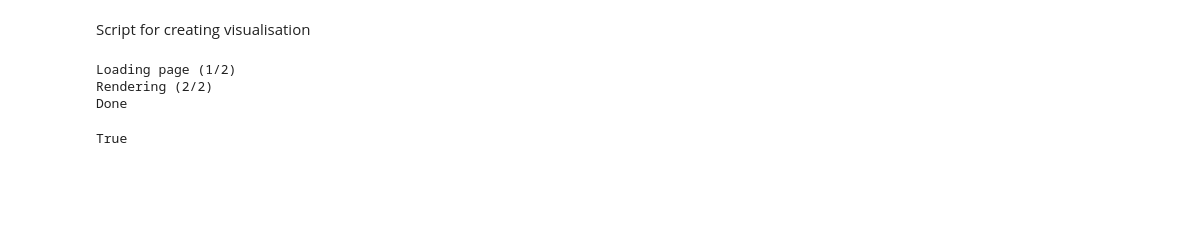
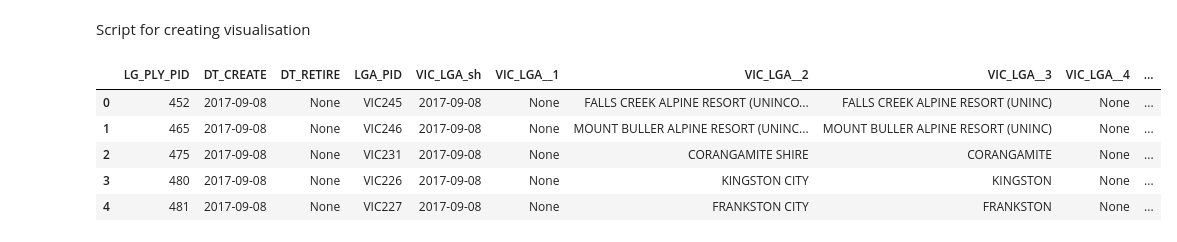
Before and after one commit to amanjit-gill-data/covid_vic_2020, a Jupyter notebook: notebooks/covid19_visualisation.ipynb, the cells around one changed output. Saved outputs shown, nothing was run; the diff lists cells and outputs as text; code cells hidden in the pictures; blank space fills up the shorter version.

```diff
--- a/notebooks/covid19_visualisation.ipynb
+++ b/notebooks/covid19_visualisation.ipynb
@@ -12,3 +10,12 @@ with open('../data/VIC_LOCALITY_POLYGON_shp.geojson') as json_data:
+# %%
+vic_geo_df.head()
+# %% [output]
+|  | LG_PLY_PID | DT_CREATE | DT_RETIRE | LGA_PID | VIC_LGA_sh | VIC_LGA__1 | VIC_LGA__2 | VIC_LGA__3 | VIC_LGA__4 | ... |
+| 0 | 452 | 2017-09-08 | None | VIC245 | 2017-09-08 | None | FALLS CREEK ALPINE RESORT (UNINCO... | FALLS CREEK ALPINE RESORT (UNINC) | None | ... |
+| 1 | 465 | 2017-09-08 | None | VIC246 | 2017-09-08 | None | MOUNT BULLER ALPINE RESORT (UNINC... | MOUNT BULLER ALPINE RESORT (UNINC) | None | ... |
+| 2 | 475 | 2017-09-08 | None | VIC231 | 2017-09-08 | None | CORANGAMITE SHIRE | CORANGAMITE | None | ... |
+| 3 | 480 | 2017-09-08 | None | VIC226 | 2017-09-08 | None | KINGSTON CITY | KINGSTON | None | ... |
+| 4 | 481 | 2017-09-08 | None | VIC227 | 2017-09-08 | None | FRANKSTON CITY | FRANKSTON | None | ... |
 # %%
 # load active cases data
 df_all_dates = pd.read_csv('../data/all_dates.csv')
@@ -21,7 +21,0 @@ vic_map.save('out.html')
-# %%
-imgkit.from_file('out.html', 'out.png')
-# %% [output]
-Loading page (1/2)
-Rendering (2/2)
-Done
-True
```
Also changed, not shown: parts of 9 cells of this notebook, 3 other files.
